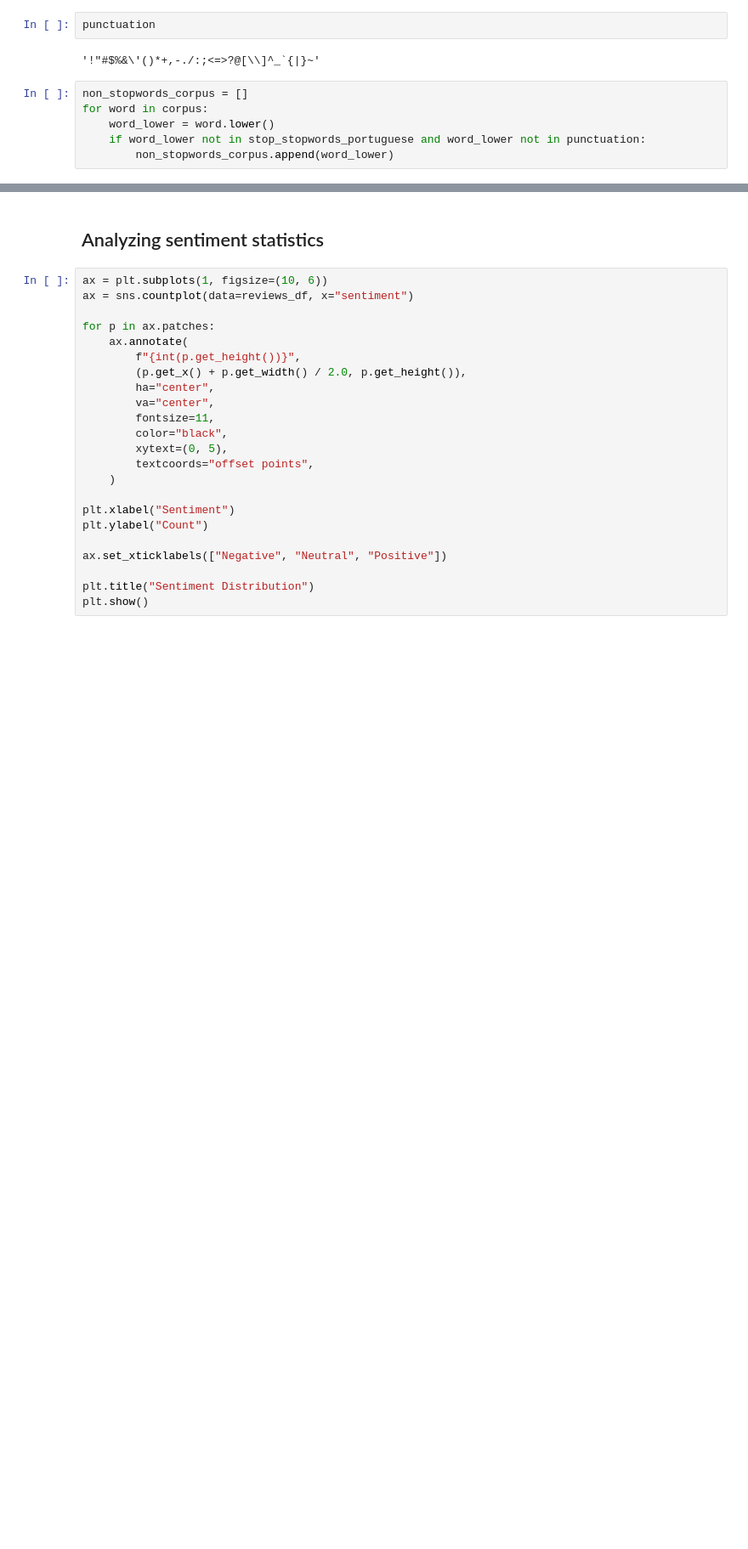
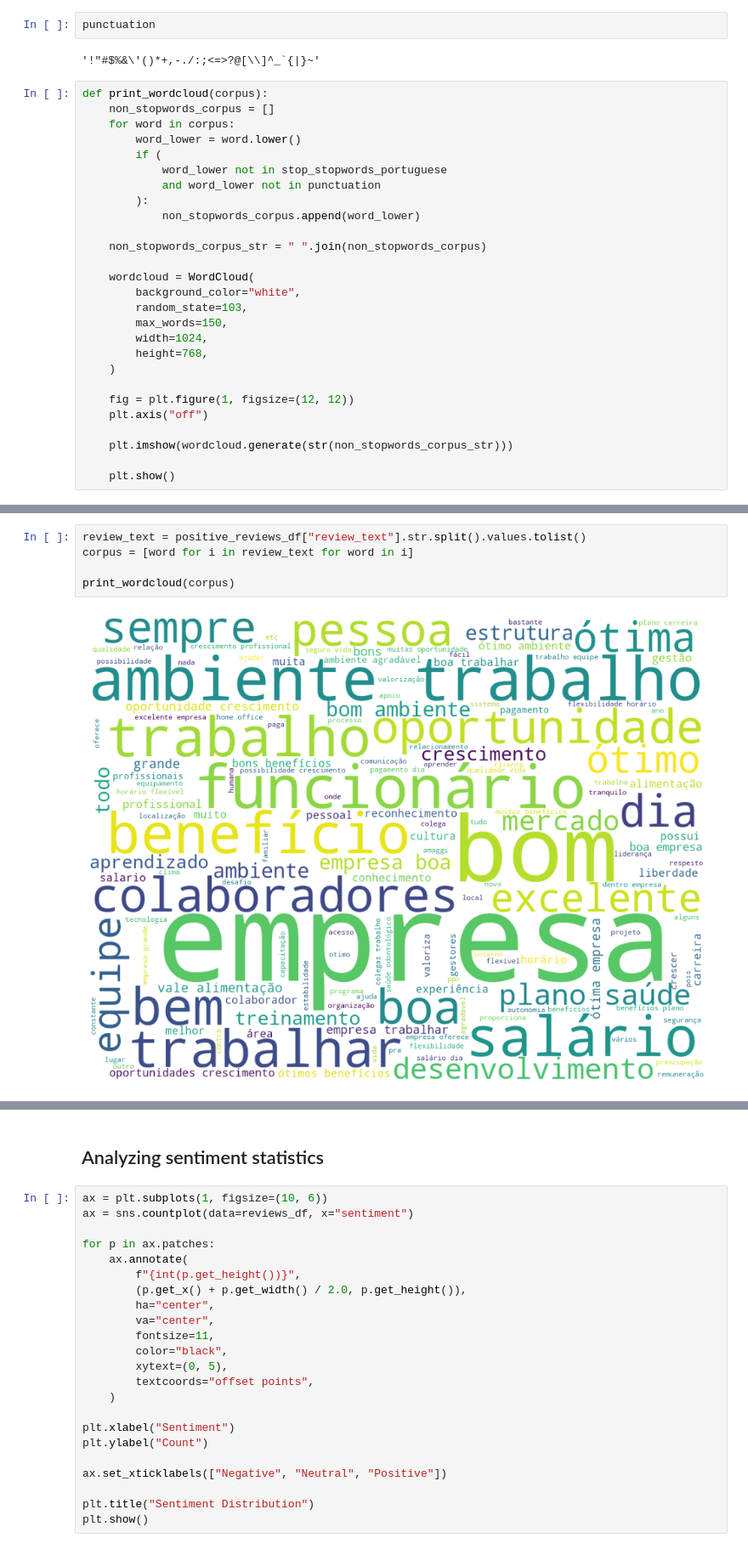
Before and after one commit to stevillis/glassdoor-reviews-analysis-nlp, a Jupyter notebook: data_analysis/data_analysis.ipynb, the cells around one changed output, grey strips where cells are left out. Shown at 85% size. Cells and saved outputs as stored; diff of their text form; blank space fills up the shorter version.

```diff
--- a/data_analysis/data_analysis.ipynb
+++ b/data_analysis/data_analysis.ipynb
@@ -348,8 +374,29 @@ punctuation
 # %% [output]
 '!"#$%&\'()*+,-./:;<=>?@[\\]^_`{|}~'
 # %%
-non_stopwords_corpus = []
-for word in corpus:
-    word_lower = word.lower()
-    if word_lower not in stop_stopwords_portuguese and word_lower not in punctuation:
-        non_stopwords_corpus.append(word_lower)
+def print_wordcloud(corpus):
+    non_stopwords_corpus = []
+    for word in corpus:
+        word_lower = word.lower()
+        if (
+            word_lower not in stop_stopwords_portuguese
+            and word_lower not in punctuation
+        ):
+            non_stopwords_corpus.append(word_lower)
+
+    non_stopwords_corpus_str = " ".join(non_stopwords_corpus)
+
+    wordcloud = WordCloud(
+        background_color="white",
+        random_state=103,
+        max_words=150,
+        width=1024,
+        height=768,
+    )
+
+    fig = plt.figure(1, figsize=(12, 12))
+    plt.axis("off")
+
+    plt.imshow(wordcloud.generate(str(non_stopwords_corpus_str)))
+
+    plt.show()
@@ -374,0 +409,7 @@ plt.show()
+# %%
+review_text = positive_reviews_df["review_text"].str.split().values.tolist()
+corpus = [word for i in review_text for word in i]
+
+print_wordcloud(corpus)
+# %% [output]
+[figure, added]
```
Also changed, not shown: parts of 18 cells of this notebook, 1 other file.
